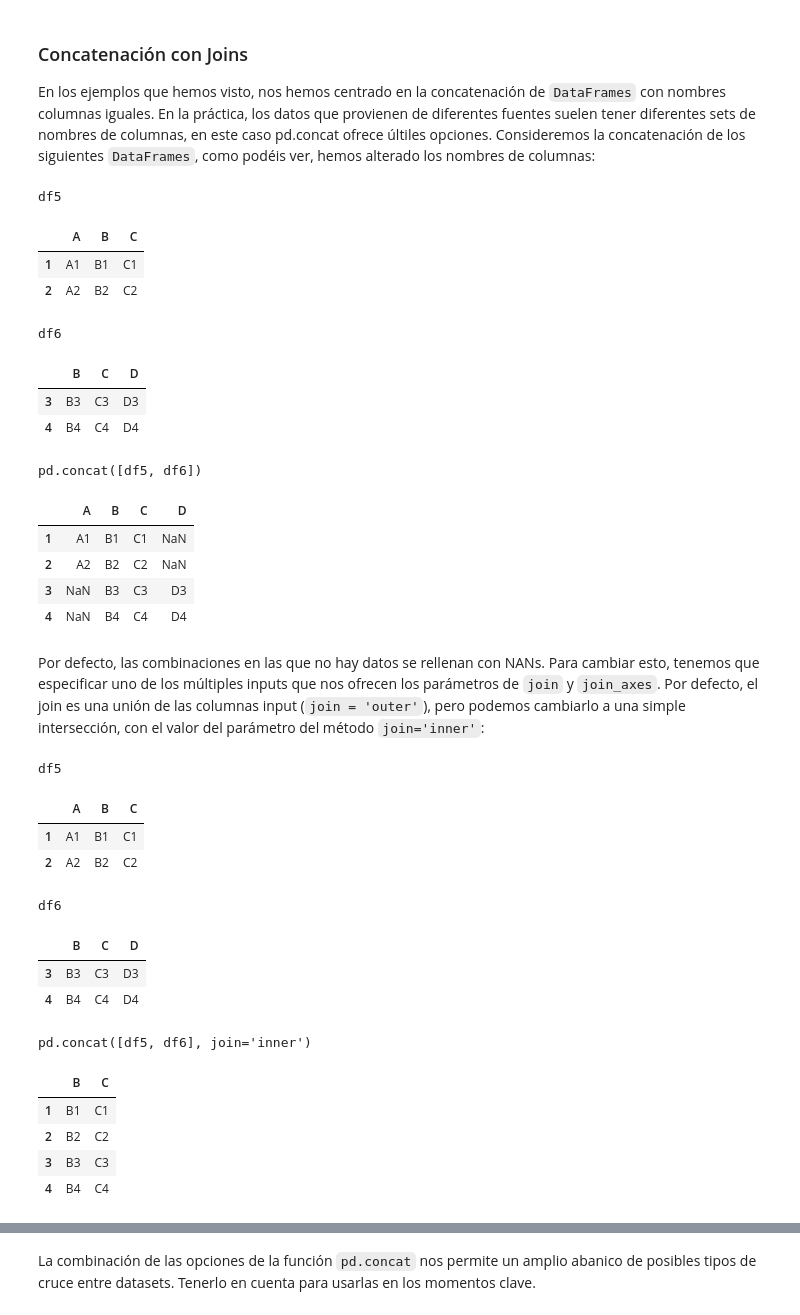
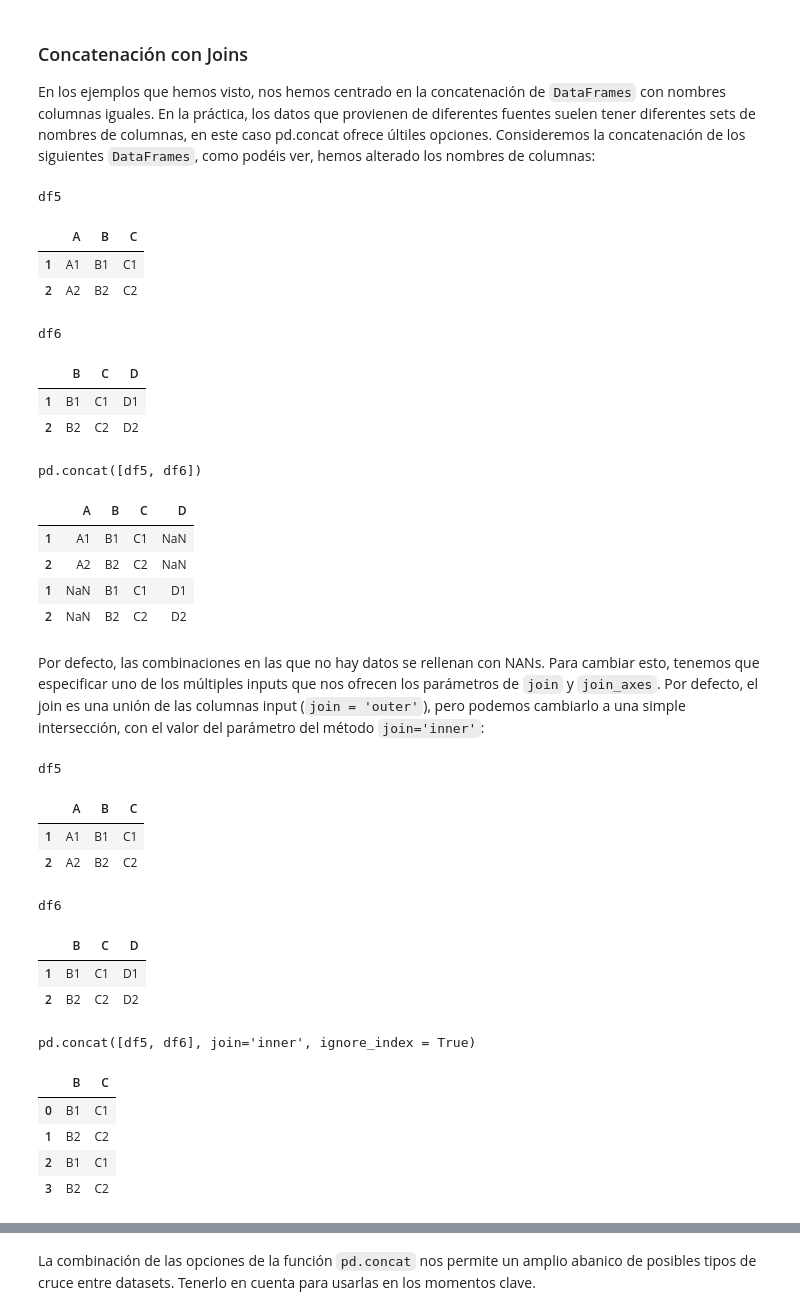
Before and after one commit to diego-dng/1025_DS_VITORIA, a Jupyter notebook: 2-Data_analysis/2-Pandas/Teoría/4_Combinar_Datasets.ipynb, the cells around one changed output, grey strips where cells are left out. Drawn from its saved outputs; the diff is of its cells as text; code cells hidden in the pictures.

```diff
--- a/2-Data_analysis/2-Pandas/Teoría/4_Combinar_Datasets.ipynb
+++ b/2-Data_analysis/2-Pandas/Teoría/4_Combinar_Datasets.ipynb
@@ -245,28 +261,28 @@ El resultado será un ``DataFrame indexado``, concepto que ya mostramos en el ap
 En los ejemplos que hemos visto, nos hemos centrado en la concatenación de ``DataFrames`` con nombres columnas iguales. En la práctica, los datos que provienen de diferentes fuentes suelen tener diferentes sets de nombres de columnas, en este caso pd.concat ofrece últiles opciones. Consideremos la concatenación de los siguientes ``DataFrames``, como podéis ver, hemos alterado los nombres de columnas:
 # %%
 df5 = fabricador_df('ABC', [1, 2])
-df6 = fabricador_df('BCD', [3, 4])
+df6 = fabricador_df('BCD', [1, 2])
 display('df5', 'df6', 'pd.concat([df5, df6])')
 # %% [output]
 df5
 |  | A | B | C |
 | 1 | A1 | B1 | C1 |
 | 2 | A2 | B2 | C2 |
 df6
 |  | B | C | D |
-| 3 | B3 | C3 | D3 |
-| 4 | B4 | C4 | D4 |
+| 1 | B1 | C1 | D1 |
+| 2 | B2 | C2 | D2 |
 pd.concat([df5, df6])
 |  | A | B | C | D |
 | 1 | A1 | B1 | C1 | NaN |
 | 2 | A2 | B2 | C2 | NaN |
-| 3 | NaN | B3 | C3 | D3 |
-| 4 | NaN | B4 | C4 | D4 |
+| 1 | NaN | B1 | C1 | D1 |
+| 2 | NaN | B2 | C2 | D2 |
 # %% [markdown]
 Por defecto, las combinaciones en las que no hay datos se rellenan con NANs. Para cambiar esto, tenemos que especificar uno de los múltiples inputs que nos ofrecen los parámetros de ``join`` y ``join_axes``. Por defecto, el join es una unión de las columnas input (``join = 'outer'``), pero podemos cambiarlo a una simple intersección, con el valor del parámetro del método ``join='inner'``:
 # %%
 display('df5', 'df6',
-        "pd.concat([df5, df6], join='inner')")
+        "pd.concat([df5, df6], join='', ignore_index = True)")
 # %% [output]
 df5
 |  | A | B | C |
@@ -274,11 +290,11 @@ df5
 | 2 | A2 | B2 | C2 |
 df6
 |  | B | C | D |
-| 3 | B3 | C3 | D3 |
-| 4 | B4 | C4 | D4 |
+| 1 | B1 | C1 | D1 |
+| 2 | B2 | C2 | D2 |
-pd.concat([df5, df6], join='inner')
+pd.concat([df5, df6], join='inner', ignore_index = True)
 |  | B | C |
-| 1 | B1 | C1 |
-| 2 | B2 | C2 |
-| 3 | B3 | C3 |
-| 4 | B4 | C4 |
+| 0 | B1 | C1 |
+| 1 | B2 | C2 |
+| 2 | B1 | C1 |
+| 3 | B2 | C2 |
```
Also changed, not shown: parts of 4 cells of this notebook, 1 other file.
